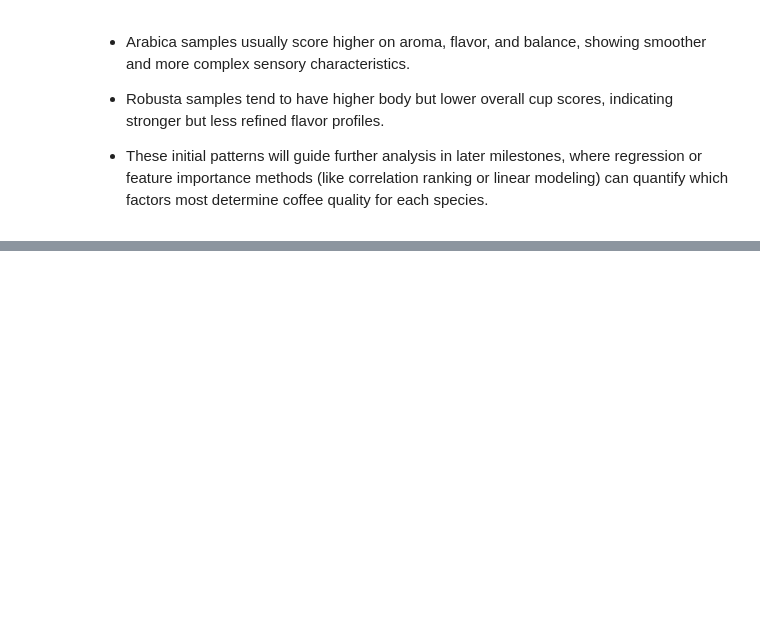
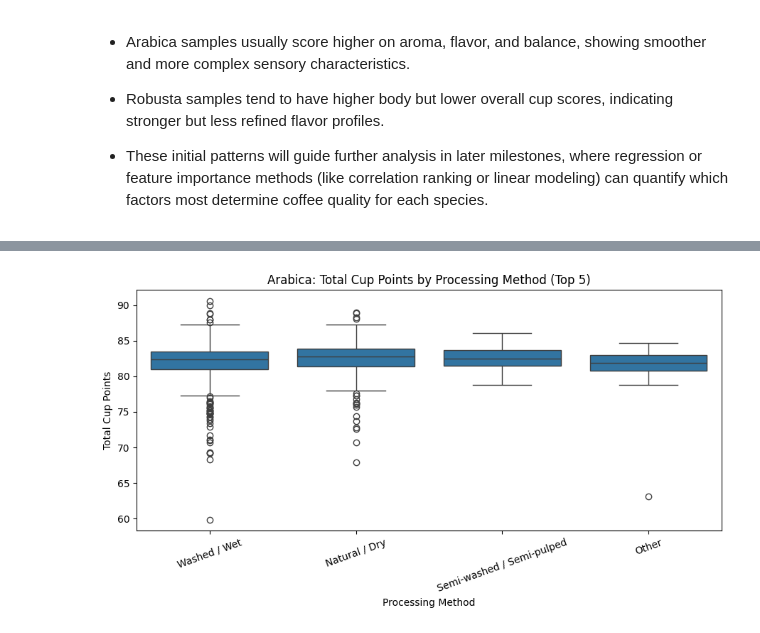
Before and after one commit to mbaguesgalvez/marinabagues.github.io, a Jupyter notebook: CMPS 3160-Coffee_Project.ipynb, the cells around one changed output, grey strips where cells are left out. Saved outputs shown, nothing was run; the diff lists cells and outputs as text; code cells hidden in the pictures; blank space fills up the shorter version.

```diff
--- a/CMPS 3160-Coffee_Project.ipynb
+++ b/CMPS 3160-Coffee_Project.ipynb
@@ -242,0 +322,20 @@ plt.show()
+# %%
+arab_only = df[df["species"]=="Arabica"].copy()
+top_methods = (arab_only["Processing.Method"]
+               .fillna("Unknown")
+               .value_counts()
+               .head(5)).index
+
+plt.figure(figsize=(9,5))
+sns.boxplot(
+    data=arab_only[arab_only["Processing.Method"].isin(top_methods)],
+    x="Processing.Method", y="Total.Cup.Points"
+)
+plt.title("Arabica: Total Cup Points by Processing Method (Top 5)")
+plt.xlabel("Processing Method")
+plt.ylabel("Total Cup Points")
+plt.xticks(rotation=20)
+plt.tight_layout()
+plt.show()
+# %% [output]
+[figure, added]
```
Also changed, not shown: parts of 12 cells of this notebook.
